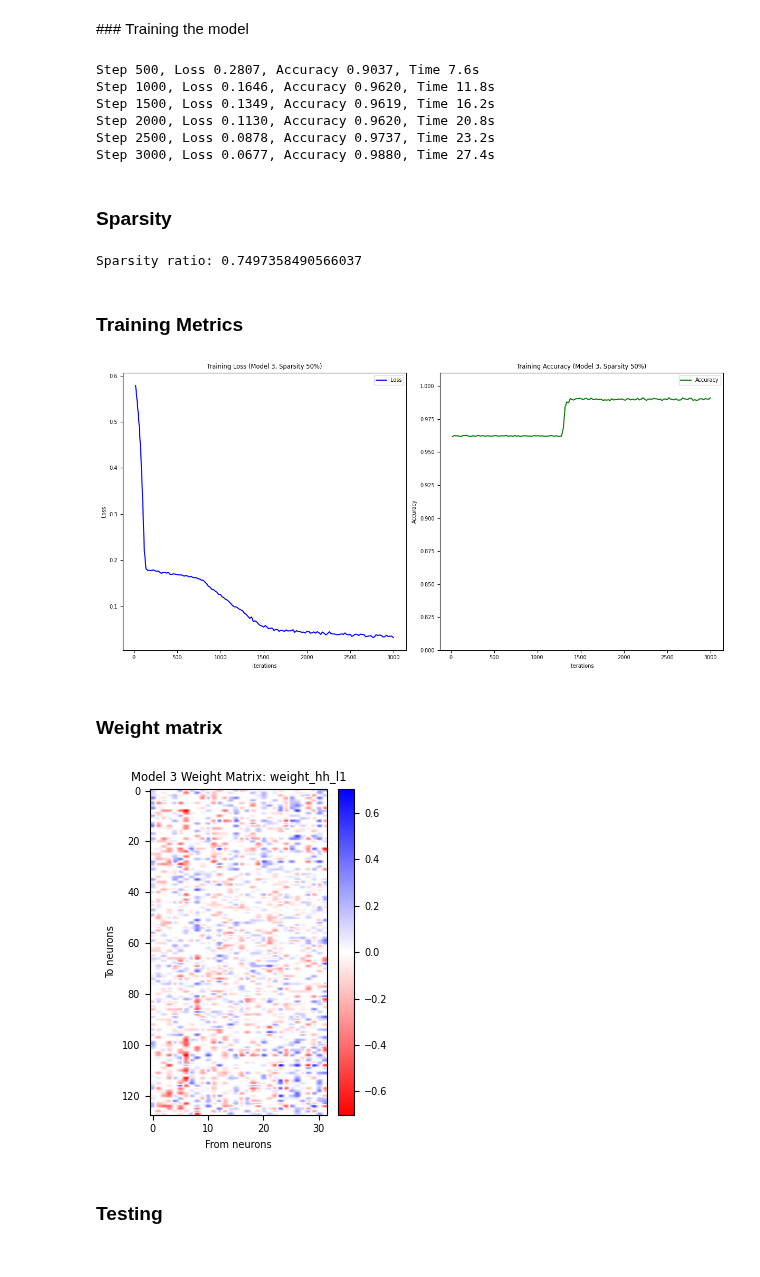
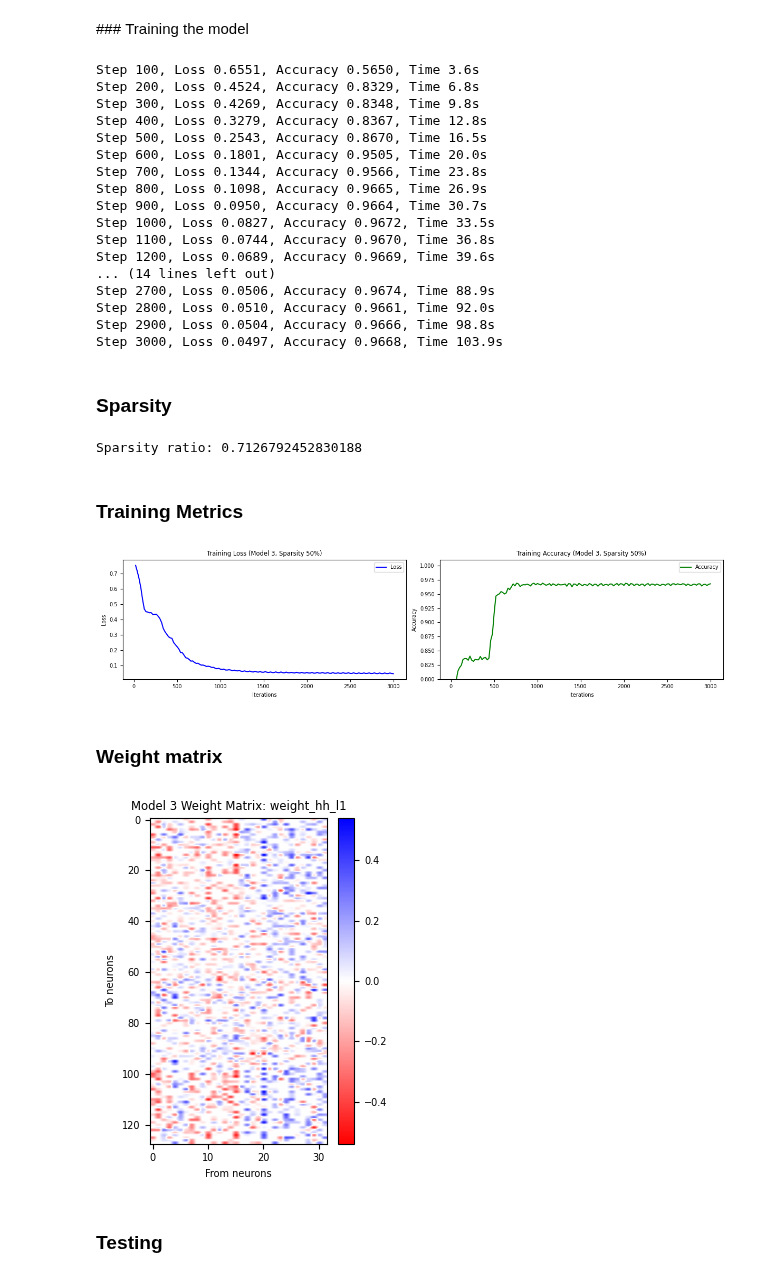
Before and after one commit to adampotton/Cognitive_AI_CW, a Jupyter notebook: Q2C_mdl3.ipynb, the cells around one changed output. Cells and saved outputs as stored; diff of their text form; code cells hidden in the pictures.

```diff
--- a/Q2C_mdl3.ipynb
+++ b/Q2C_mdl3.ipynb
@@ -75,20 +88,15 @@ class LSTMNet(nn.Module): # Define the main model with the added linear layer
 ### Creating dataset and adjusting parameters
 # %%
 config = {
-    'dt': 200, # Timestep parameter
-    'hidden_size': 32, # Hidden size for your LSTM
+    'dt': 100, # Timestep parameter
+    'hidden_size': 32, # Hidden size for the LSTM
     'batch_size': 32, # Batch size for training
     'seq_len': 50, # Sequence length for input data
-    'envid': 'ReadySetGo-v0', # Task name
-    'gain': 2, # Custom gain
-    'prod_margin': 10, # Custom production margin
+    'envid': 'GoNogo-v0', # Task name
 }
 
-env_kwargs = {
-    'dt': config['dt'], # Assing timestep parameter
-    'gain': config['gain'],  # Controls the measure that the agent has to produce
-    'prod_margin': config['prod_margin'], # Controls the interval around the ground truth production time within which the agent receives proportional reward
-}
+env_kwargs = {'dt': config['dt']} # Assing timestep parameter
+
 config['env_kwargs'] = env_kwargs
 
 dataset = ngym.Dataset(config['envid'], env_kwargs=config['env_kwargs'], batch_size=config['batch_size'], seq_len=config['seq_len']) # Generate dataset
@@ -120,7 +128,7 @@ def generate_sparsity_masks(input_size, hidden_size, num_layers, sparsity):
 ### Training the model
 # %%
 iter_steps = 3000 # Training loops
-report_freq = 500 # How often a report on is returned
+report_freq = 100 # How often a report on is returned
 num_lstm_layers = 2 # Number of LSTM layers
 sparsity = 0.5 # Proportion of 0s in binary masks
 
@@ -167,12 +175,23 @@ def train_model(net, dataset, iter_steps, report_freq):
 
 net, losses, accuracies = train_model(net, dataset, iter_steps, report_freq) # Call the training function
 # %% [output]
-Step 500, Loss 0.2807, Accuracy 0.9037, Time 7.6s
-Step 1000, Loss 0.1646, Accuracy 0.9620, Time 11.8s
-Step 1500, Loss 0.1349, Accuracy 0.9619, Time 16.2s
-Step 2000, Loss 0.1130, Accuracy 0.9620, Time 20.8s
-Step 2500, Loss 0.0878, Accuracy 0.9737, Time 23.2s
-Step 3000, Loss 0.0677, Accuracy 0.9880, Time 27.4s
+Step 100, Loss 0.6551, Accuracy 0.5650, Time 3.6s
+Step 200, Loss 0.4524, Accuracy 0.8329, Time 6.8s
+Step 300, Loss 0.4269, Accuracy 0.8348, Time 9.8s
+Step 400, Loss 0.3279, Accuracy 0.8367, Time 12.8s
+Step 500, Loss 0.2543, Accuracy 0.8670, Time 16.5s
+Step 600, Loss 0.1801, Accuracy 0.9505, Time 20.0s
+Step 700, Loss 0.1344, Accuracy 0.9566, Time 23.8s
+Step 800, Loss 0.1098, Accuracy 0.9665, Time 26.9s
+Step 900, Loss 0.0950, Accuracy 0.9664, Time 30.7s
+Step 1000, Loss 0.0827, Accuracy 0.9672, Time 33.5s
+Step 1100, Loss 0.0744, Accuracy 0.9670, Time 36.8s
+Step 1200, Loss 0.0689, Accuracy 0.9669, Time 39.6s
+... (14 lines left out)
+Step 2700, Loss 0.0506, Accuracy 0.9674, Time 88.9s
+Step 2800, Loss 0.0510, Accuracy 0.9661, Time 92.0s
+Step 2900, Loss 0.0504, Accuracy 0.9666, Time 98.8s
+Step 3000, Loss 0.0497, Accuracy 0.9668, Time 103.9s
 # %% [markdown]
 ### Sparsity
 # %%
@@ -186,7 +205,7 @@ for param in net.parameters():
 sparsity_ratio = sparsity / total_params
 print('Sparsity ratio:', sparsity_ratio)
 # %% [output]
-Sparsity ratio: 0.7497358490566037
+Sparsity ratio: 0.7126792452830188
 # %% [markdown]
 ### Training Metrics
 # %%
@@ -196,35 +215,35 @@ report_freq = 20
 for i in range(report_freq - 1, len(losses), report_freq):
     avg_losses.append(sum(losses[i-report_freq+1:i+1]) / report_freq)
     avg_accuracies.append(sum(accuracies[i-report_freq+1:i+1]) / report_freq)
 
 iterations = range(report_freq, len(losses) + 1, report_freq)
 
 import matplotlib.pyplot as plt
 plt.rcParams['font.family'] = 'sans-serif'
 plt.rcParams['font.sans-serif'] = ['DejaVu Sans']
 
 # Plot Loss
-plt.figure(figsize=(12, 6))
+plt.figure(figsize=(12, 3))
 plt.subplot(1, 2, 1)
 plt.plot(iterations, avg_losses, label='Loss', color='blue')
 plt.xlabel('Iterations')
 plt.ylabel('Loss')
 plt.title('Training Loss (Model 3, Sparsity 50%)')
 plt.legend()
 
 # Plot Accuracy
 plt.subplot(1, 2, 2)
 plt.plot(iterations, avg_accuracies, label='Accuracy', color='green')
 plt.xlabel('Iterations')
 plt.ylabel('Accuracy')
 plt.ylim(0.8, 1.01)
 plt.title('Training Accuracy (Model 3, Sparsity 50%)')
 plt.legend()
 
 plt.tight_layout()
 plt.show()
 # %% [output]
-[figure, old version]
+[figure, new version]
 # %% [markdown]
 ### Weight matrix
 # %%
@@ -248,7 +267,7 @@ plt.title(f'Model 3 Weight Matrix: {weight_name}')
 plt.tight_layout()
 plt.show()
 # %% [output]
-[figure, old version]
+[figure, new version]
 # %% [markdown]
 ### Testing
 # %%
```
Also changed, not shown: parts of 3 cells of this notebook.
